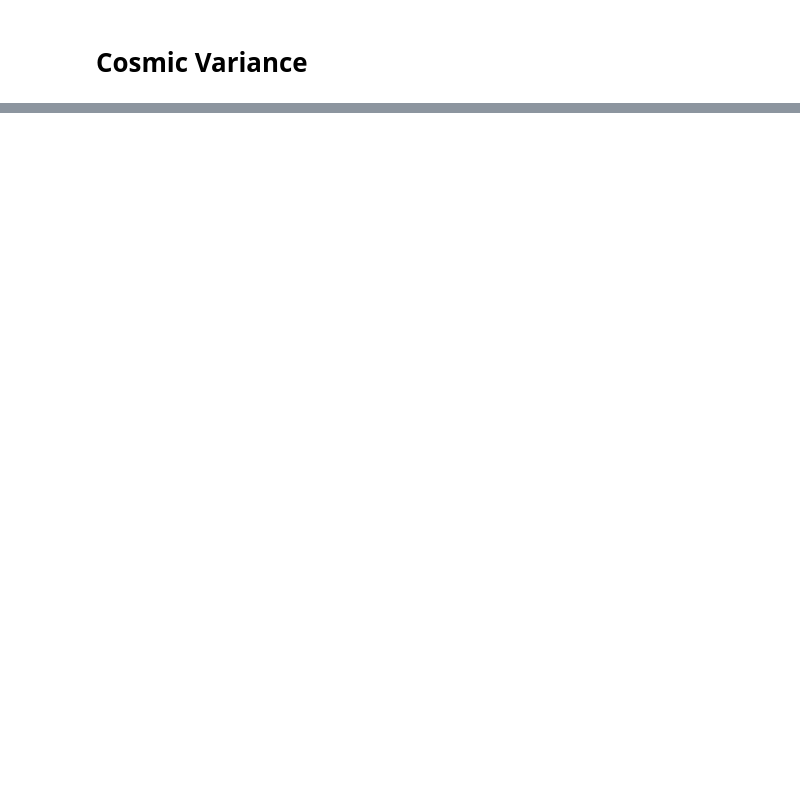
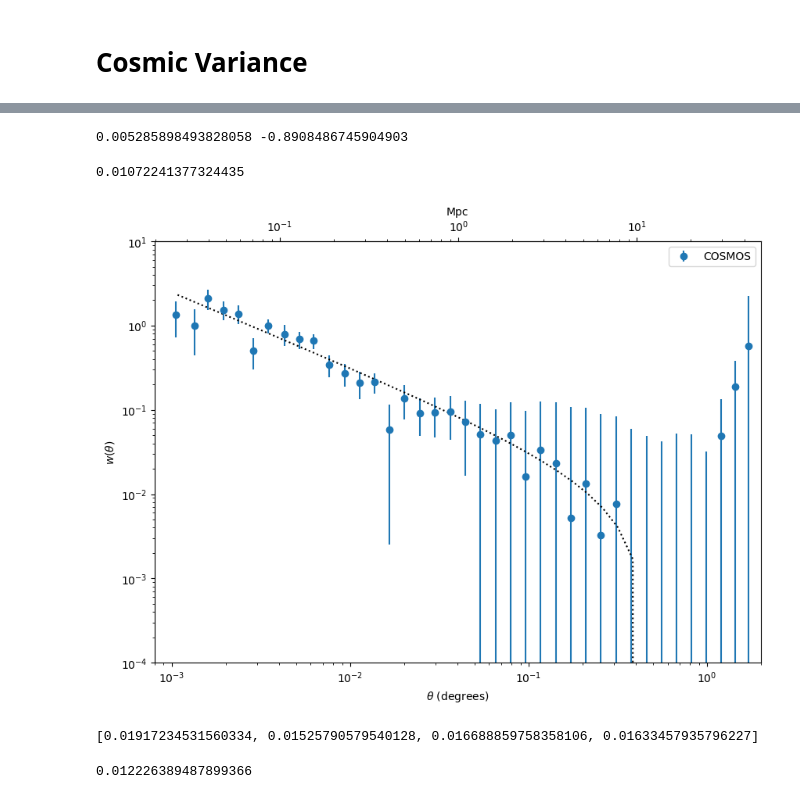
Before and after one commit to OtiliaIrina/Master_Thesis, a Jupyter notebook: Cosmic_Variance.ipynb, the cells around one changed output, grey strips where cells are left out. Saved outputs shown, nothing was run; the diff lists cells and outputs as text; code cells hidden in the pictures; blank space fills up the shorter version.

```diff
--- a/Cosmic_Variance.ipynb
+++ b/Cosmic_Variance.ipynb
@@ -88,0 +203,34 @@ Table length=329473
+# %%
+A_mean = np.median(idata.posterior["A"].values)
+delta_mean = np.median(idata.posterior["delta"].values)
+print(A_mean, np.median(idata.posterior["delta"].values))
+# %% [output]
+0.005285898493828058 -0.8908486745904903
+# %%
+def w_th(A,delta,theta,rr):
+    IC = np.sum(A * (theta**delta) * rr / np.sum(rr))
+    print(IC)
+    return A * (theta**delta) - IC
+
+fig = plt.figure(figsize=[10,7])
+ax = fig.add_subplot(111)
+i=0
+#for i in range(4):
+ax.errorbar(theta*(0.98+0.02*i), w[i], yerr=np.sqrt(varw[i]), fmt='o', label=names[i])
+#ax.errorbar(theta, w, yerr=varw, fmt='.', capsize=6, color='r')
+ax.plot(theta, w_th(A_mean,delta_mean,theta,rr_pairs[0].npairs),'k:')
+ax.set_xlabel(r'$\theta$ (degrees)')
+ax.set_ylabel(r'$w(\theta)$')
+ax.set_xscale('log')
+ax.set_yscale('log')
+ax.set_ylim([1e-4,10.])
+ax.set_xlim([8e-4,2.])
+secax = ax.secondary_xaxis('top',functions=(lambda x: x*Planck15.kpc_proper_per_arcmin(0.6).value*60./1e3,
+                                   lambda x: x*Planck15.arcsec_per_kpc_proper(0.6).value*1e3/3.6e3))
+secax.set_xlabel(r'Mpc')
+ax.legend()
+#plt.savefig("Weird_X3_clustering.png")
+plt.show()
+# %% [output]
+0.01072241377324435
+[figure, added]
@@ -88,0 +245,13 @@ Table length=329473
+# %%
+IC = []
+for i in range(4):
+    IC_tmp = np.sum(gg.angular_corr_gal*rr_pairs[i].npairs)/np.sum(rr_pairs[i].npairs)
+    IC.append(IC_tmp)
+
+print(IC)
+# %% [output]
+[0.01917234531560334, 0.01525790579540128, 0.016688859758358106, 0.01633457935796227]
+# %%
+np.sum((gg.theta*180/np.pi)**(-0.8)*rr_pairs[i].npairs)/np.sum(rr_pairs[i].npairs) * 7.2e-3
+# %% [output]
+0.012226389487899366
```
Also changed, not shown: parts of 13 cells of this notebook, 5 other files.
